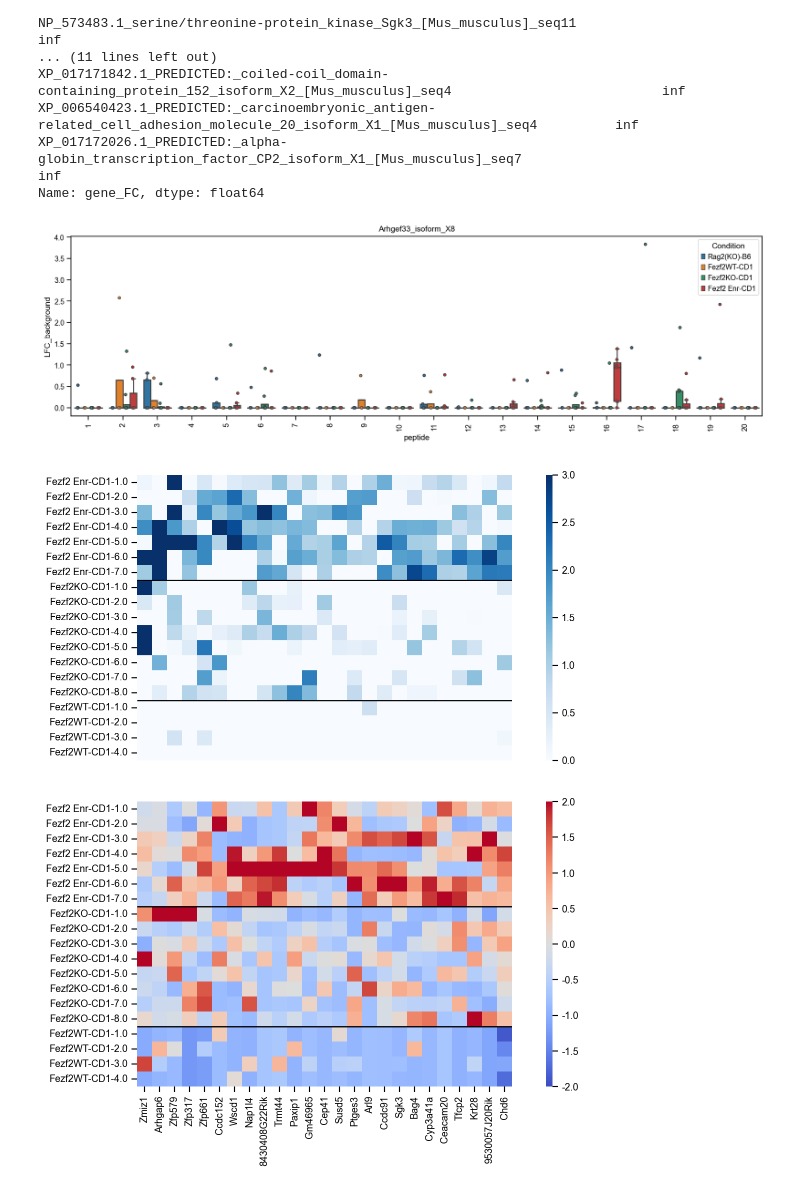
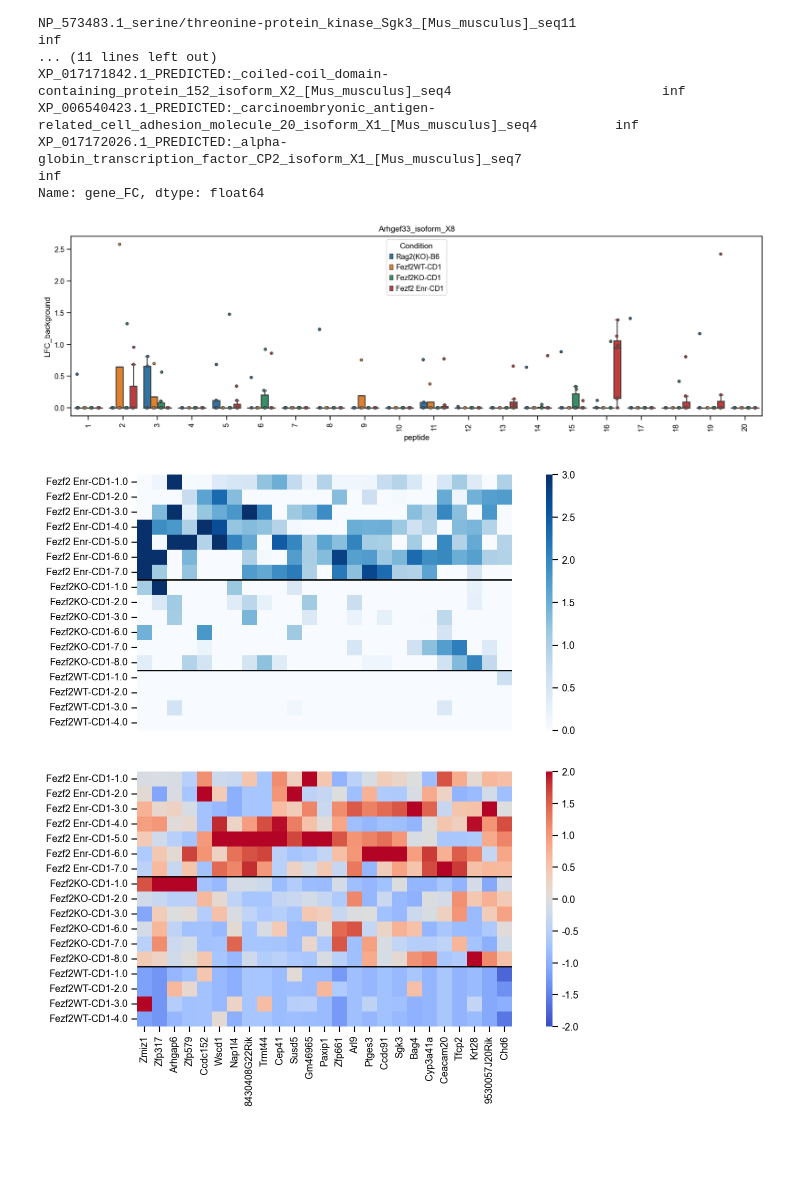
Before and after one commit to j-germino/M-cells, a Jupyter notebook: code/Fezf2_EnR_phip_seq.ipynb, the cells around one changed output. Drawn from its saved outputs; the diff is of its cells as text; code cells hidden in the pictures; blank space fills up the shorter version.

```diff
--- a/code/Fezf2_EnR_phip_seq.ipynb
+++ b/code/Fezf2_EnR_phip_seq.ipynb
@@ -136,7 +137,7 @@ def corr_plot(adata, layer="X", labels=None, cbar_args = [1, 0.25, 0.01, 0.5], s
         plt.savefig(save_path, bbox_inches="tight")
     plt.show()
 
-def plot_FC_sum(adata, FC_layer, obs_group_key, obs_group_values=None, save_path=None, *args, **kwargs):
+def plot_FC_sum(adata, FC_layer, obs_group_key, obs_group_values=None, ylim=None, save_path=None, *args, **kwargs):
     FC_data = rna.tl.get_expression_matrix(adata, gene_data=FC_layer)
     FC_data[FC_data < 0] = 0
     FC_data = pd.DataFrame(FC_data.sum(axis=1))
@@ -146,7 +147,7 @@ def plot_FC_sum(adata, FC_layer, obs_group_key, obs_group_values=None, save_path
         FC_data = FC_data[FC_data[obs_group_key].isin(obs_group_values)]
 
     plt.figure(figsize=(3,4))
-    sns.boxplot(
+    ax=sns.boxplot(
         FC_data,
         x=obs_group_key,
         y=0,
@@ -155,9 +156,12 @@ def plot_FC_sum(adata, FC_layer, obs_group_key, obs_group_values=None, save_path
     plt.xticks(rotation=90)
     plt.ylabel("sum(LFC over background)")
     plt.xlabel("")
+    if ylim is not None:
+        ax.set_ylim(ylim)
     if save_path is not None:
         plt.savefig(save_path, bbox_inches="tight")
     plt.show()
+    return FC_data
 
 def gene_level_box_plot(adata, obs_key, layer, gene, isoform_subset = None, figsize=None, save_path=None, threshold=None, *args, **kwargs):
     #get peptide counts for WT and KO groups for a gene
@@ -291,7 +295,7 @@ def median_LFC_Z_score_plot(adata, Z_layer, LFC_layer, LFC_thresh, obs_grouping_
     plt.axvline(x=np.log2(LFC_thresh), color="black")
     plt.show()
 
-def LFC_heatmap(data, grouping=None, cell_width=30, cell_height=30, save_path=None, *args, **kwargs):
+def LFC_heatmap(data, grouping=None, cell_width=30, cell_height=30, save_path=None, grouping_axis=0, *args, **kwargs):
     figdpi = plt.rcParams['figure.dpi']
     totalWidth = plt.rcParams['figure.subplot.right'] - plt.rcParams['figure.subplot.left']
     totalHeight = plt.rcParams['figure.subplot.top'] - plt.rcParams['figure.subplot.bottom']
@@ -312,7 +316,10 @@ def LFC_heatmap(data, grouping=None, cell_width=30, cell_height=30, save_path=No
         [ax_heatmap_og_pos.x0, ax_heatmap_og_pos.y0, axWidth, axHeight]
     )
     if grouping is not None:
-        cg.ax_heatmap.hlines(grouping, *cg.ax_heatmap.get_xlim(), color="black")
+        if grouping_axis == 0:
+            cg.ax_heatmap.hlines(grouping, *cg.ax_heatmap.get_xlim(), color="black")
+        if grouping_axis == 1:
+            cg.ax_heatmap.vlines(grouping, *cg.ax_heatmap.get_ylim(), color="black")
     cbar_x_pos = 0.85 + ax_heatmap_og_pos.x0
     cbar_y_pos = ax_heatmap_og_pos.y0
     cbar_width = 25/(figWidth*300)
@@ -351,8 +358,13 @@ adata.raw = adata
 adata.obs = adata.obs.join(metadata)
 # adata.obs.genotype.value_counts()
 # %%
-adata.obs.Genotype = adata.obs.Genotype.replace({"Fezf2 WT": "Fezf2WT", "aire_ko": "Aire(KO)", "aire_wt": "Aire(WT)"})
+adata.obs.Genotype = adata.obs.Genotype.replace({"Fezf2 WT": "Fezf2WT"})
 adata.obs["Condition"] = adata.obs.Genotype + "-" + adata.obs.Strain
+adata = adata[
+    adata.obs.Condition.str.contains("Fezf2") |
+    adata.obs.Condition.str.contains("Rag2") |
+    adata.obs.Condition.str.contains("GFAP")
+]
 # %%
 adata.obs.Condition.value_counts()
 # %% [output]
@@ -387,0 +398,11 @@ corr_plot(
+# %%
+adata = adata[~adata.obs.SAMPLE_NAME.isin(["Fezf2KO-CD1-5.0", "Fezf2KO-CD1-4.0"])]
+corr_plot(
+    adata[adata.obs.Condition.isin(["Fezf2WT-CD1", "Fezf2KO-CD1", "Fezf2 Enr-CD1"])],
+    figsize=(18,18),
+    layer="X",
+    labels="SAMPLE_NAME",
+    cbar_args=[0.95, 0.3, 0.02, 0.3],
+    vmin=0,
+    save_path="../analysis/paper_figures/S7/S7C_PhIP_seq_correlation.pdf"
+)
@@ -1190,7 +939,7 @@ gene_level_box_plot(
     hue_order=["Rag2(KO)-B6", "Fezf2WT-CD1", "Fezf2KO-CD1", "Fezf2 Enr-CD1"]
 )
 # %% [output]
-[figure, old version]
+[figure, new version]
 # %%
 isoform = [i.split("isoform")[1] if "isoform" in i else "" for i in hits_Fezf2_EnR_CD1.index]
 isoform = [f"isoform_{i.split('_')[1]}" if len(i) > 0 else '' for i in isoform]
@@ -1210,7 +959,7 @@ LFC_heatmap(
     cell_width=15,
     cell_height=15,
     xticklabels=False,
-    grouping=[7,15]
+    grouping=[7,13]
 )
 
 lfc_data_peptide = rna.tl.get_expression_matrix(
@@ -1218,34 +967,34 @@ lfc_data_peptide = rna.tl.get_expression_matrix(
     gene_data="LFC_background"
 ).copy()
 lfc_data_peptide = lfc_data_peptide.loc[
     lfc_data_peptide.index.str.startswith("Fezf2") & lfc_data_peptide.index.str.contains("CD1"),
     :
 ].T
 
 lfc_data_peptide["gene"] = averaged_adata.var.gene
 isoform = [i.split("isoform")[1] if "isoform" in i else "" for i in lfc_data_peptide.index]
 isoform = [f"isoform_{i.split('_')[1]}" if len(i) > 0 else '' for i in isoform]
 lfc_data_peptide["isoform"] = lfc_data_peptide.gene + "_" + isoform
 
 lfc_data_peptide = lfc_data_peptide[lfc_data_peptide.isoform.isin(hits_Fezf2_EnR_CD1.isoform)]
 del lfc_data_peptide["isoform"]
 
 lfc_data_peptide = lfc_data_peptide.groupby("gene").sum().T
 
 LFC_heatmap(
     lfc_data_peptide,
     row_cluster=False,
     col_cluster=True,
     cmap="coolwarm",
     vmax=2,
     vmin=-2,
     z_score=1,
     cell_width=15,
     cell_height=15,
     xticklabels=True,
-    grouping=[7,15]
+    grouping=[7,13]
 )
 # %% [output]
-[figure, old version]
+[figure, new version]
-[figure, old version]
+[figure, new version]
 # %%
```
Also changed, not shown: parts of 48 cells of this notebook, 29 other files.
